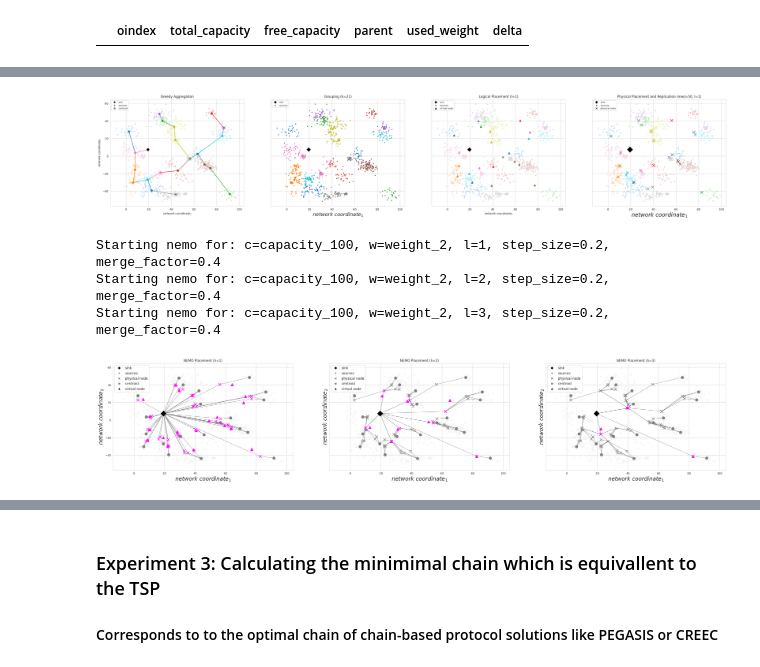
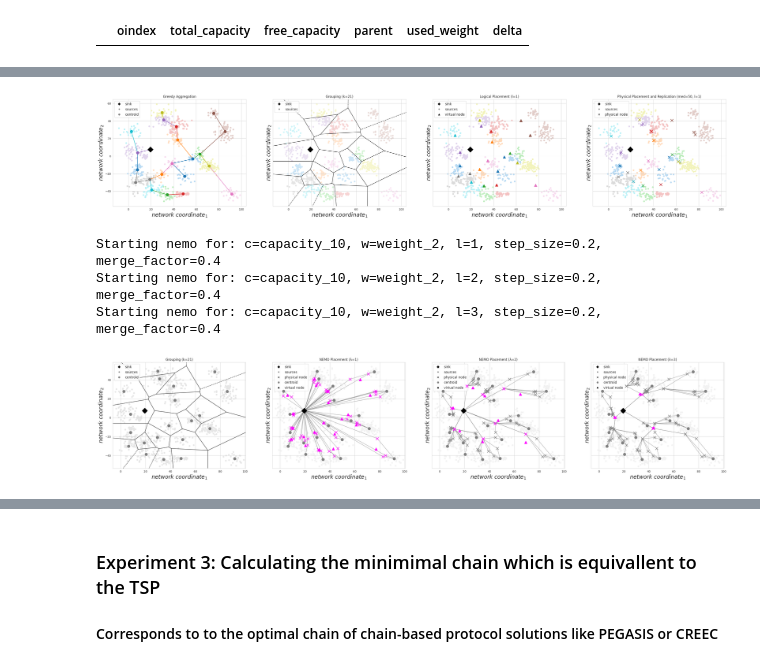
Before and after one commit to xchatzil/NEMO, a Jupyter notebook: notebooks/ASimulations.ipynb, the cells around one changed output, grey strips where cells are left out. Cells and saved outputs as stored; diff of their text form; code cells hidden in the pictures.

```diff
--- a/notebooks/ASimulations.ipynb
+++ b/notebooks/ASimulations.ipynb
@@ -38,7 +41,7 @@ coord_dict = {"sim(1000)": coords_df}
 
 df_dict_topologies = topology.create_topologies_from_dict(coord_dict, H, max_resources, c_capacity,
                                                           weights=(1, avg * 2), dist="lognorm", with_clustering=True,
-                                                          kmin=2, kmax=30, kseed=10)
+                                                          kmin=10, kmax=30, kseed=10)
 # %% [output]
 Creating df for sim(1000)
 Optimal k is 21
@@ -396,7 +394,9 @@ mean_lat_values = np.zeros_like(X)
 
 for i in range(num_points):
     for j in range(num_points):
-        eval_dict, df_dict, opt_dict, limits_dict = evaluate_nemo(prim_df, [slot_col], weight_col, merge_factor=X[i, j], step_size=Y[i, j], max_levels=max_levels, with_eval=True)
+        eval_dict, df_dict, opt_dict, limits_dict = evaluate_nemo(prim_df, [slot_col], weight_col, merge_factor=X[i, j],
+                                                                  step_size=Y[i, j], max_levels=max_levels,
+                                                                  with_eval=True)
         sv = eval_dict[slot_col]["latency_distribution"].sort_values()
         perc_lat = round(sv.quantile(0.9), 2)
         mean_lat = round(sv.mean(), 2)
@@ -574,7 +591,13 @@ cluster_coords_with_crd = np.column_stack((c_coords, cluster_coords.T)).T
 mst = prim_mst(cluster_coords_with_crd)
 # %%
 fig, (ax1, ax2, ax3, ax4) = plt.subplots(1, 4, figsize=(40, 7), sharex="all", sharey="all")
+
 lval = 0.28
+leg_size = 12
+symbol_size = 100
+scale_fac = 0.25
+axis_label_size = 20
+
 labels = prim_df["cluster"]
 
 # plot greedy approach from MST
@@ -585,56 +608,72 @@ for i in range(1, len(mst)):
     y_values = [point1[1], point2[1]]
     ax1.plot(x_values, y_values, zorder=2, color=colors[i - 1])
 
-ax1.scatter(coords[0, 0], coords[0, 1], s=100, color=ccolor, marker=cmarker, zorder=10)
-ax1.scatter(cluster_coords[:, 0], cluster_coords[:, 1], s=50, color=colors[:len(cluster_coords)], zorder=3)
+ax1.scatter(coords[0, 0], coords[0, 1], s=2 * symbol_size, color=ccolor, marker=cmarker, zorder=10)
+ax1.scatter(cluster_coords[:, 0], cluster_coords[:, 1], s=symbol_size, color=colors[:len(cluster_coords)], zorder=3)
 # in case all coords shall be plotted
-ax1.scatter(coords[:, 0], coords[:, 1], s=10, color=[lighten_color(x, lval) for x in colors[labels]])
+ax1.scatter(coords[:, 0], coords[:, 1], s=scale_fac * symbol_size,
+            color=[lighten_color(x, lval) for x in colors[labels]])
 
 lcentroid = Line2D([], [], color="blue", marker='o', linestyle='None', label='centroid')
 ax1.legend(handles=[coordinator_label, worker_label, centroid_label], loc="upper left", bbox_to_anchor=(0, 1),
-           fontsize=8)
+           fontsize=leg_size)
 
-ax1.set_xlabel('$network$ $coordinate_1$')
-ax1.set_ylabel('$network$ $coordinate_2$')
+ax1.set_xlabel('$network$ $coordinate_1$', fontsize=axis_label_size)
+ax1.set_ylabel('$network$ $coordinate_2$', fontsize=axis_label_size)
 ax1.set_title('Greedy Aggregation')
 
 #plot grouping
-util.plot_topology(ax2, prim_df, colors, title='Grouping (k=' + str(opt_k) + ")")
+util.plot_topology(ax2, prim_df, colors, title='Grouping (k=' + str(opt_k) + ")", plot_voronoi=True, leg_size=leg_size,
+                   symbol_size=symbol_size, scale_fac=scale_fac, axis_label_size=axis_label_size)
 
 # TODO: unify the two below plots into a single one
 #plot logical nodes (optima) of different groups
 # util.plot2(ax3, prim_df, df_dict[slot_col], colors, lval=lval, show_centroids=True)
-util.plot_optimum(ax3, prim_df, opt_dict[slot_col], colors, lval=lval, plot_centroid=False, plot_lines=False)
+util.plot_optimum(ax3, prim_df, opt_dict[slot_col], colors, lval=lval, plot_centroid=False, plot_lines=False,
+                  leg_size=leg_size, symbol_size=symbol_size, scale_fac=scale_fac, axis_label_size=axis_label_size)
 # plot physical nodes
-util.plot(ax4, prim_df, df_dict_1[slot_col], colors, lval=lval, plot_centroids=False, plot_lines=False)
+util.plot(ax4, prim_df, df_dict_1[slot_col], colors, lval=lval, plot_centroids=False, plot_lines=False,
+          leg_size=leg_size, symbol_size=symbol_size, scale_fac=scale_fac, axis_label_size=axis_label_size)
 
-#plt.xlim(X_dim)
-#plt.ylim(Y_dim)
+plt.xlim(X_dim)
+plt.ylim(Y_dim)
 ax3.set_title("Logical Placement (l=1)")
 ax4.set_title("Physical Placement and Replication (med=" + first_med_label + ", l=1)")
 
 plt.savefig("plots/sim_1000/nemo_phases.svg", bbox_inches="tight")
 plt.show()
 # %% [output]
-[figure, old version]
+[figure, new version]
 # %%
 levels = [1, 2, 3]
-fig, axs = plt.subplots(1, 3, figsize=(40, 7), sharex="all", sharey="all")
+fig, axs = plt.subplots(1, 4, figsize=(40, 7), sharex="all", sharey="all")
 lval = 0.1
 weight_col_plot = "weight_2"
-slot_col_plot = "capacity_100"
+slot_col_plot = "capacity_10"
+single_color = "grey"
+
+util.plot_topology(axs[0], prim_df, None, title='Grouping (k=' + str(opt_k) + ")", plot_voronoi=True, plot_centroid=True, leg_size=leg_size,
+                   symbol_size=symbol_size, scale_fac=scale_fac, axis_label_size=axis_label_size,
+                   point_color=single_color, centroid_color=single_color)
 
 for i, level in enumerate(levels):
-    df_dict_i, opt_dict_i, limits_dict_i = evaluate_nemo(prim_df, [slot_col_plot], weight_col_plot, merge_factor=param_dict[weight_col_plot]["merge_factor"], step_size=param_dict[weight_col_plot]["step_size"], max_levels=level, with_eval=False)
-    util.plot_with_single_color(axs[i], prim_df, df_dict_i[slot_col_plot], "grey", opt_dict=opt_dict_i[slot_col_plot], leg_size=12, lval=lval, plot_centroids=True, plot_lines=True, highlight_color="magenta")
-    axs[i].set_title(f"NEMO Placement (λ={str(level)})")
+    df_dict_i, opt_dict_i, limits_dict_i = evaluate_nemo(prim_df, [slot_col_plot], weight_col_plot,
+                                                         merge_factor=param_dict[weight_col_plot]["merge_factor"],
+                                                         step_size=param_dict[weight_col_plot]["step_size"],
+                                                         max_levels=level, with_eval=False)
+
+    util.plot_with_single_color(axs[i + 1], prim_df, df_dict_i[slot_col_plot], single_color,
+                                opt_dict=opt_dict_i[slot_col_plot], leg_size=leg_size, symbol_size=symbol_size,
+                                scale_fac=scale_fac, axis_label_size=axis_label_size, lval=lval, plot_centroids=True,
+                                plot_lines=True, highlight_color="magenta")
+    axs[i+1].set_title(f"NEMO Placement (λ={str(level)})")
 
 plt.show()
 # %% [output]
-Starting nemo for: c=capacity_100, w=weight_2, l=1, step_size=0.2, merge_factor=0.4
-Starting nemo for: c=capacity_100, w=weight_2, l=2, step_size=0.2, merge_factor=0.4
-Starting nemo for: c=capacity_100, w=weight_2, l=3, step_size=0.2, merge_factor=0.4
+Starting nemo for: c=capacity_10, w=weight_2, l=1, step_size=0.2, merge_factor=0.4
+Starting nemo for: c=capacity_10, w=weight_2, l=2, step_size=0.2, merge_factor=0.4
+Starting nemo for: c=capacity_10, w=weight_2, l=3, step_size=0.2, merge_factor=0.4
-[figure, old version]
+[figure, new version]
 # %%
 ax = plt.figure(figsize=(6, 5)).gca()
 
```
Also changed, not shown: parts of 12 cells of this notebook, 5 other files.
